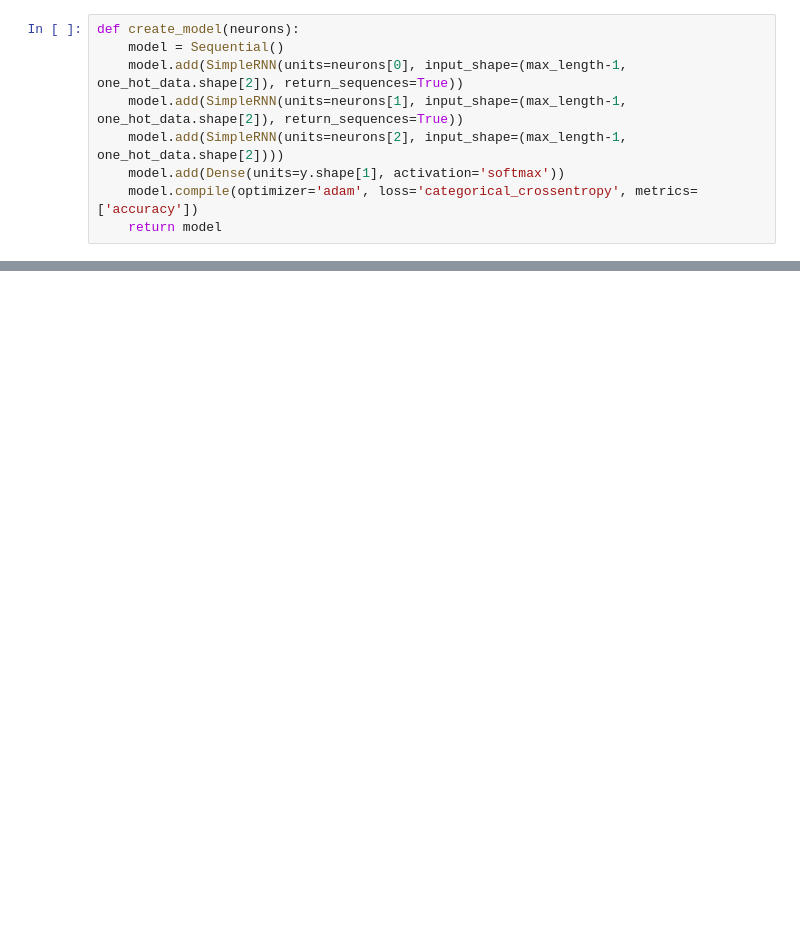
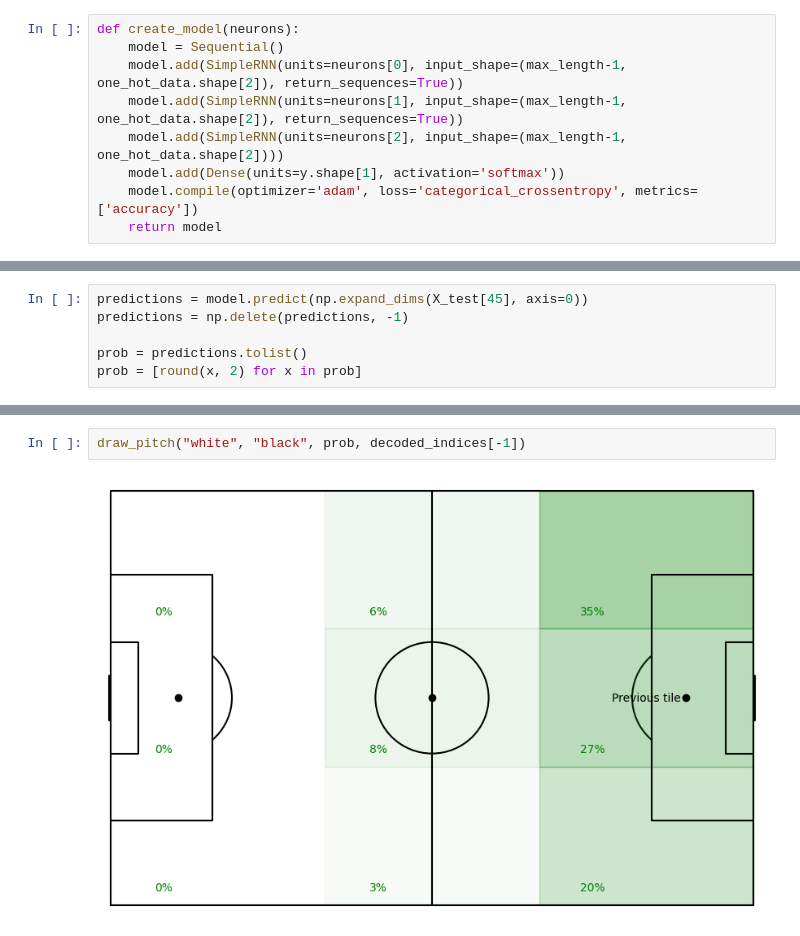
Before and after one commit to PasqualeEsposito/Geospatial_Analytics, a Jupyter notebook: Pass_chains_predictability.ipynb, the cells around one changed output, grey strips where cells are left out. Drawn from its saved outputs; the diff is of its cells as text; blank space fills up the shorter version.

```diff
--- a/Pass_chains_predictability.ipynb
+++ b/Pass_chains_predictability.ipynb
@@ -238,0 +316,6 @@ Accuracy on the test set (in percentage): 46.18
+# %%
+predictions = model.predict(np.expand_dims(X_test[45], axis=0))
+predictions = np.delete(predictions, -1)
+
+prob = predictions.tolist()
+prob = [round(x, 2) for x in prob]
@@ -238,0 +324,4 @@ Accuracy on the test set (in percentage): 46.18
+# %%
+draw_pitch("white", "black", prob, decoded_indices[-1])
+# %% [output]
+[figure, added]
```
Also changed, not shown: parts of 41 cells of this notebook, 1 other file.
